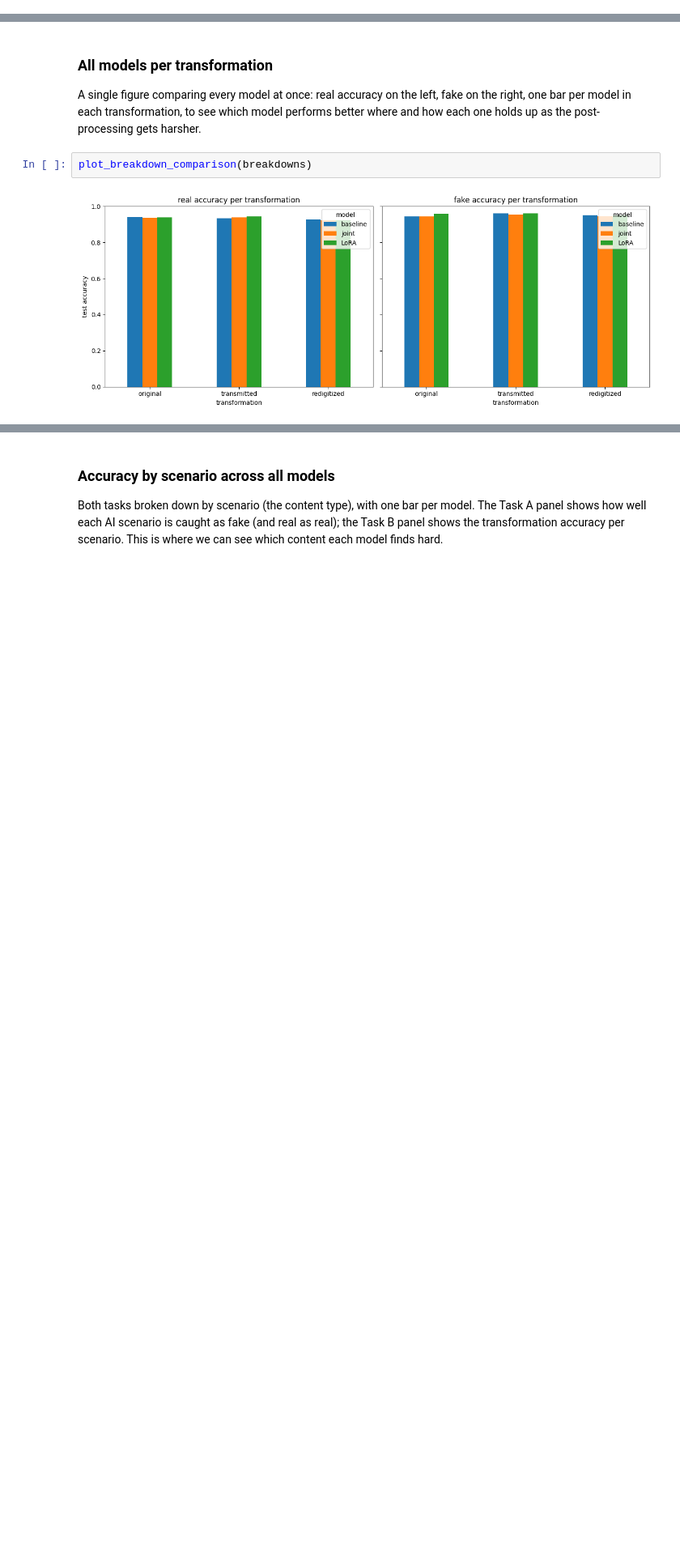
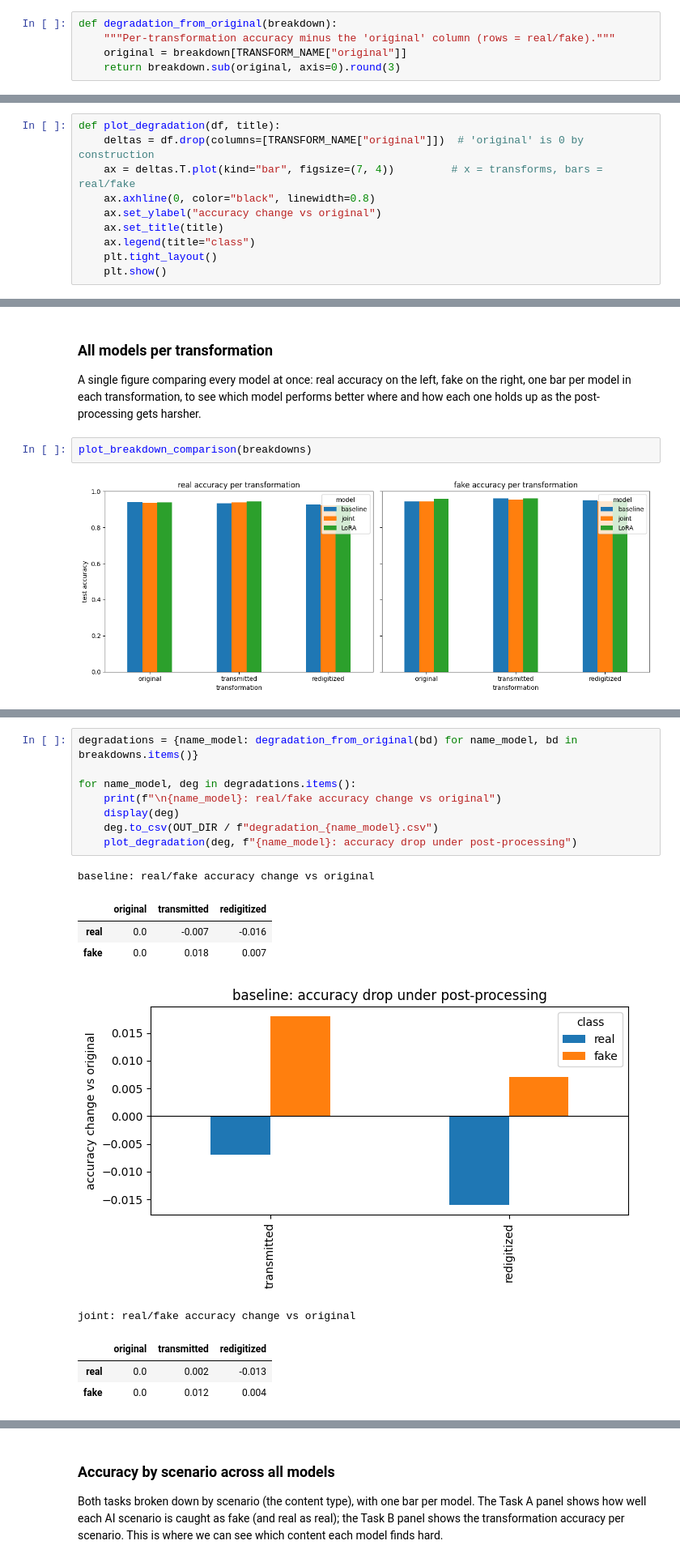
Before and after one commit to janniuni/cv_project_2526, a Jupyter notebook: cv-2526.ipynb, the cells around one changed output, grey strips where cells are left out. Shown at 81% size. Cells and saved outputs as stored; diff of their text form; blank space fills up the shorter version.

```diff
--- a/cv-2526.ipynb
+++ b/cv-2526.ipynb
@@ -384,0 +406,5 @@ def plot_breakdown_comparison(breakdowns):
+# %%
+def degradation_from_original(breakdown):
+    """Per-transformation accuracy minus the 'original' column (rows = real/fake)."""
+    original = breakdown[TRANSFORM_NAME["original"]]
+    return breakdown.sub(original, axis=0).round(3)
@@ -385,3 +415,13 @@ def plot_breakdown_comparison(breakdowns):
+# %%
+def plot_degradation(df, title):
+    deltas = df.drop(columns=[TRANSFORM_NAME["original"]])  # 'original' is 0 by construction
+    ax = deltas.T.plot(kind="bar", figsize=(7, 4))         # x = transforms, bars = real/fake
+    ax.axhline(0, color="black", linewidth=0.8)
+    ax.set_ylabel("accuracy change vs original")
+    ax.set_title(title)
+    ax.legend(title="class")
+    plt.tight_layout()
+    plt.show()
 # %% [markdown]
 #### Accuracy by scenario
 Accuracy inside each scenario (the content type, e.g. War_and_Conflict_Scenes or real), as a
@@ -1339,0 +1375,18 @@ plot_breakdown_comparison(breakdowns)
+# %%
+degradations = {name_model: degradation_from_original(bd) for name_model, bd in breakdowns.items()}
+
+for name_model, deg in degradations.items():
+    print(f"\n{name_model}: real/fake accuracy change vs original")
+    display(deg)
+    deg.to_csv(OUT_DIR / f"degradation_{name_model}.csv")
+    plot_degradation(deg, f"{name_model}: accuracy drop under post-processing")
+# %% [output]
+baseline: real/fake accuracy change vs original
+|  | original | transmitted | redigitized |
+| real | 0.0 | -0.007 | -0.016 |
+| fake | 0.0 | 0.018 | 0.007 |
+[figure, added]
+joint: real/fake accuracy change vs original
+|  | original | transmitted | redigitized |
+| real | 0.0 | 0.002 | -0.013 |
+| fake | 0.0 | 0.012 | 0.004 |
```
Also changed, not shown: parts of 23 cells of this notebook.
